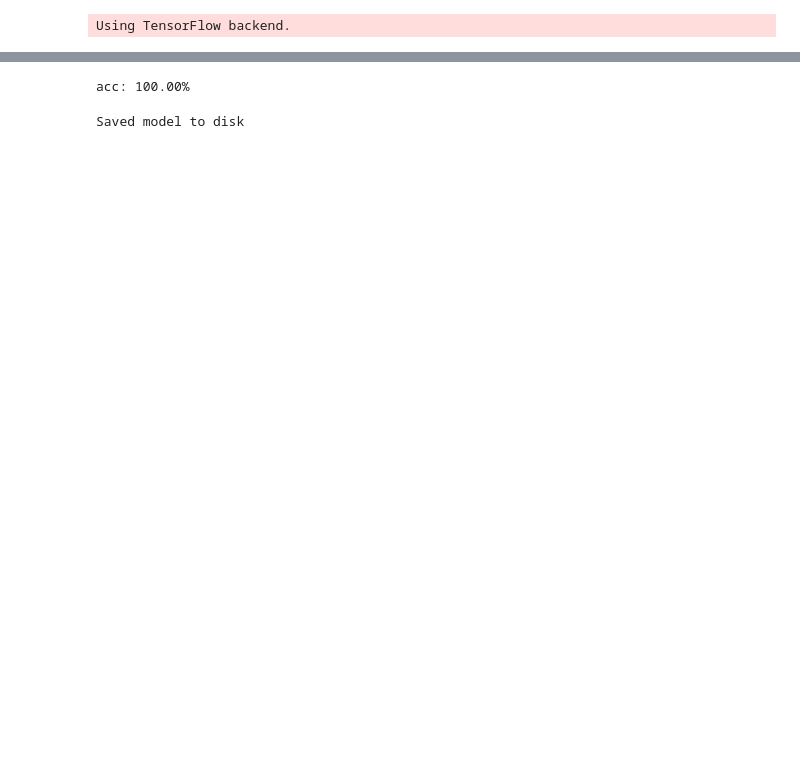
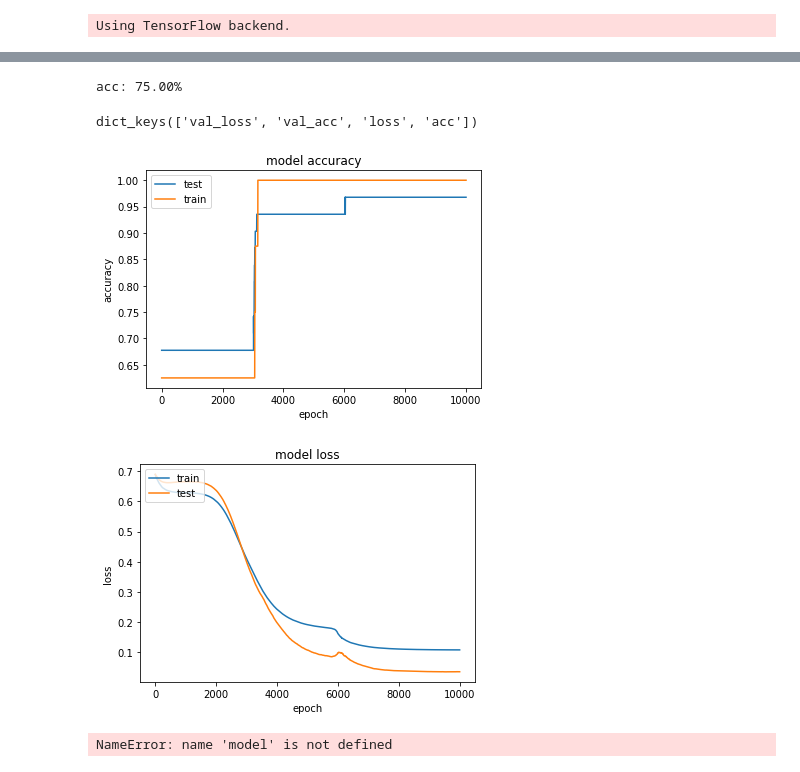
Before and after one commit to AdishRao/Intellectual_disability, a Jupyter notebook: Untitled4.ipynb, the cells around one changed output, grey strips where cells are left out. Drawn from its saved outputs; the diff is of its cells as text; code cells hidden in the pictures; blank space fills up the shorter version.

```diff
--- a/Untitled4.ipynb
+++ b/Untitled4.ipynb
@@ -52,0 +24,13 @@ train_sample
+# %%
+train_sample = Xsample
+scaler = MinMaxScaler(feature_range=(0,1))
+le = preprocessing.LabelEncoder()
+train_sample = train_sample.apply(le.fit_transform)
+scaled_train_samples = scaler.fit_transform((train_sample))
+model = Sequential([
+    Dense(8,input_shape=(8,),activation='softmax'),
+    Dense(24,activation='softmax'),
+    Dense(24,activation='softmax'),
+    Dense(24,activation='softmax'),
+    Dense(2,activation='softmax')
+])
@@ -53,4 +57,4 @@ train_sample
 # %%
 model.compile(Adam(lr=.0001), loss='sparse_categorical_crossentropy',metrics=['accuracy'])
-model.fit(scaled_train_samples,train_label,batch_size=4,epochs=5000, shuffle=True, verbose=2)
+history=model.fit(scaled_train_samples,train_label,batch_size=5,epochs=10000, shuffle=True, verbose=2,validation_split=0.2)
 # %% [output]
@@ -75,5 +78,9 @@ Epoch 5000/5000
 # %%
-scores = model.evaluate(scaled_train_samples,train_label, verbose=0)
+X = df.iloc[39:44,1:9]
+le = preprocessing.LabelEncoder()
+X = X.apply(le.fit_transform)
+train_label = df.iloc[39:44,0]
+scores = model.evaluate(X,train_label, verbose=0)
 print("%s: %.2f%%" % (model.metrics_names[1], scores[1]*100))
 # %% [output]
-acc: 100.00%
+acc: 75.00%
@@ -80,3 +91,25 @@ acc: 100.00%
+# %%
+print(history.history.keys())
+# summarize history for accuracy
+plt.plot(history.history['acc'])
+plt.plot(history.history['val_acc'])
+plt.title('model accuracy')
+plt.ylabel('accuracy')
+plt.xlabel('epoch')
+plt.legend(['test', 'train'], loc='upper left')
+plt.show()
+# summarize history for loss
+plt.plot(history.history['loss'])
+plt.plot(history.history['val_loss'])
+plt.title('model loss')
+plt.ylabel('loss')
+plt.xlabel('epoch')
+plt.legend(['train', 'test'], loc='upper left')
+plt.show()
+# %% [output]
+dict_keys(['val_loss', 'val_acc', 'loss', 'acc'])
+[figure, added]
+[figure, added]
 # %%
 model_json = model.to_json()
 with open("model.json", "w") as json_file:
@@ -84,5 +117,7 @@ with open("model.json", "w") as json_file:
 # serialize weights to HDF5
 model.save_weights("model.h5")
 print("Saved model to disk")
+
+model.save("final.h5")
 # %% [output]
-Saved model to disk
+NameError: name 'model' is not defined
```
Also changed, not shown: parts of 5 cells of this notebook, 10 other files.
